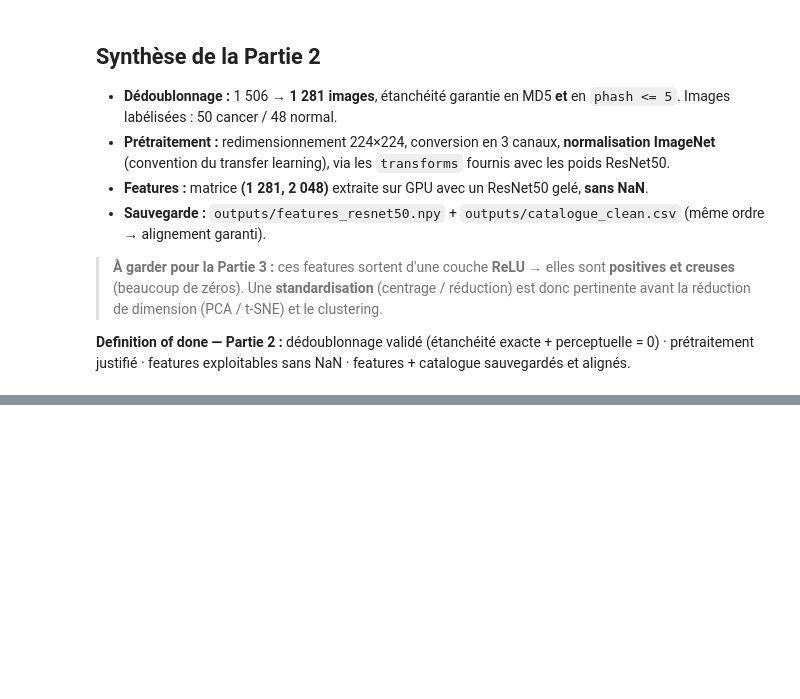
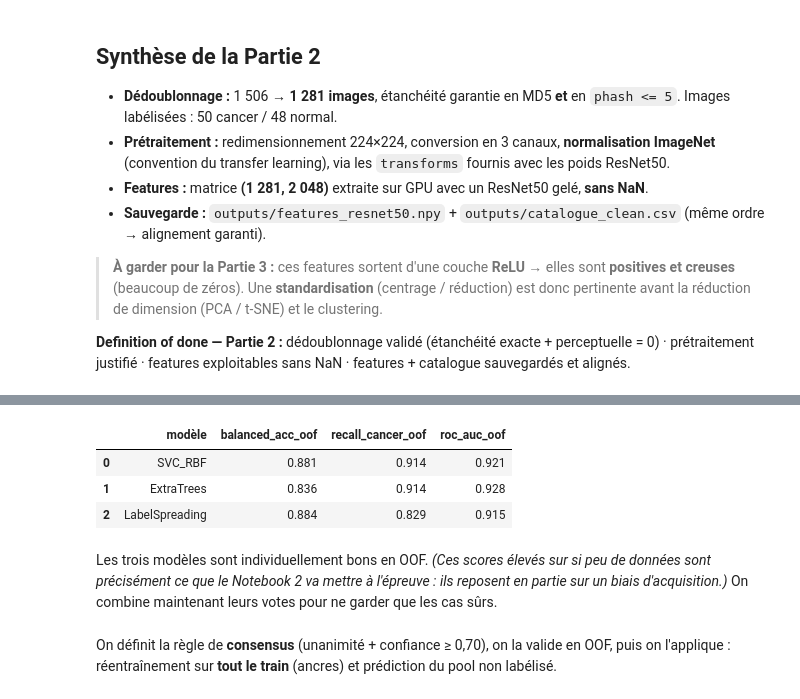
Before and after one commit to rayakevin/OCR_PROJET_10, a Jupyter notebook: notebooks/01_features_clustering.ipynb, the cells around one changed output, grey strips where cells are left out. Saved outputs shown, nothing was run; the diff lists cells and outputs as text; code cells hidden in the pictures; blank space fills up the shorter version.

```diff
--- a/notebooks/01_features_clustering.ipynb
+++ b/notebooks/01_features_clustering.ipynb
@@ -990,0 +697,57 @@ images_a_revoir.to_csv("../outputs/images_a_labelliser_en_priorite.csv", index=F
+# %%
+from sklearn.model_selection import StratifiedKFold
+from sklearn.svm import SVC
+from sklearn.ensemble import ExtraTreesClassifier
+from sklearn.semi_supervised import LabelSpreading
+from sklearn.metrics import balanced_accuracy_score, recall_score, roc_auc_score
+import warnings; warnings.filterwarnings("ignore")
+
+Xr = X_pca   # représentation PCA50 (ajustée sans le test)
+
+def modeles():
+    return {
+        "SVC_RBF":        SVC(kernel="rbf", C=1, gamma="scale", class_weight="balanced", probability=True, random_state=0),
+        "ExtraTrees":     ExtraTreesClassifier(n_estimators=500, class_weight="balanced", random_state=0),
+        "LabelSpreading": LabelSpreading(kernel="knn", n_neighbors=15, alpha=0.8, max_iter=1000),
+    }
+
+def proba_cancer(modele, X_pred):
+    # Probabilité de la classe cancer, quelle que soit la famille de modèle
+    return modele.predict_proba(X_pred)[:, list(modele.classes_).index(1)]
+
+def fit_modele(modele, nom, idx_fit, y_fit):
+    # SVC/ExtraTrees : fit supervisé. LabelSpreading : fit transductif (-1 = inconnu)
+    if nom == "LabelSpreading":
+        y_semi = np.full(len(cat), -1, int); y_semi[idx_fit] = y_fit
+        modele.fit(Xr, y_semi)
+    else:
+        modele.fit(Xr[idx_fit], y_fit)
+    return modele
+
+# --- Estimation OOF, uniquement sur le train ---
+cv = StratifiedKFold(5, shuffle=True, random_state=42)
+proba_oof = {nom: np.zeros(len(y_train)) for nom in modeles()}
+for tr, te in cv.split(idx_train, y_train):
+    for nom, modele in modeles().items():
+        fit_modele(modele, nom, idx_train[tr], y_train[tr])
+        proba_oof[nom][te] = proba_cancer(modele, Xr[idx_train[te]])
+
+perf_oof = pd.DataFrame([{
+    "modèle": nom,
+    "balanced_acc_oof": balanced_accuracy_score(y_train, (proba_oof[nom] >= 0.5).astype(int)),
+    "recall_cancer_oof": recall_score(y_train, (proba_oof[nom] >= 0.5).astype(int), zero_division=0),
+    "roc_auc_oof": roc_auc_score(y_train, proba_oof[nom]),
+} for nom in modeles()]).round(3)
+perf_oof
+# %% [output]
+|  | modèle | balanced_acc_oof | recall_cancer_oof | roc_auc_oof |
+| 0 | SVC_RBF | 0.881 | 0.914 | 0.921 |
+| 1 | ExtraTrees | 0.836 | 0.914 | 0.928 |
+| 2 | LabelSpreading | 0.884 | 0.829 | 0.915 |
+# %% [markdown]
+Les trois modèles sont individuellement bons en OOF. *(Ces scores élevés sur si peu de données
+sont précisément ce que le Notebook 2 va mettre à l'épreuve : ils reposent en partie sur un biais
+d'acquisition.)* On combine maintenant leurs votes pour ne garder que les cas sûrs.
+# %% [markdown]
+On définit la règle de **consensus** (unanimité + confiance ≥ 0,70), on la valide en OOF, puis on
+l'applique : réentraînement sur **tout le train** (ancres) et prédiction du pool non labélisé.
```
Also changed, not shown: parts of 42 cells of this notebook, 13 other files.
